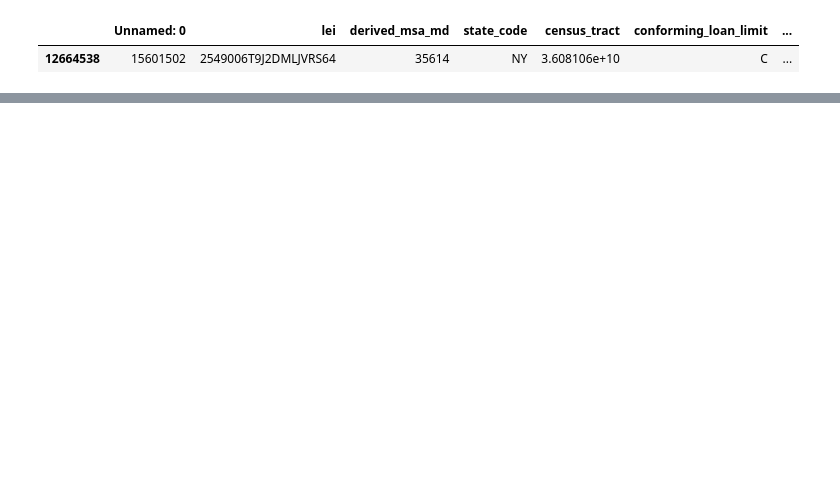
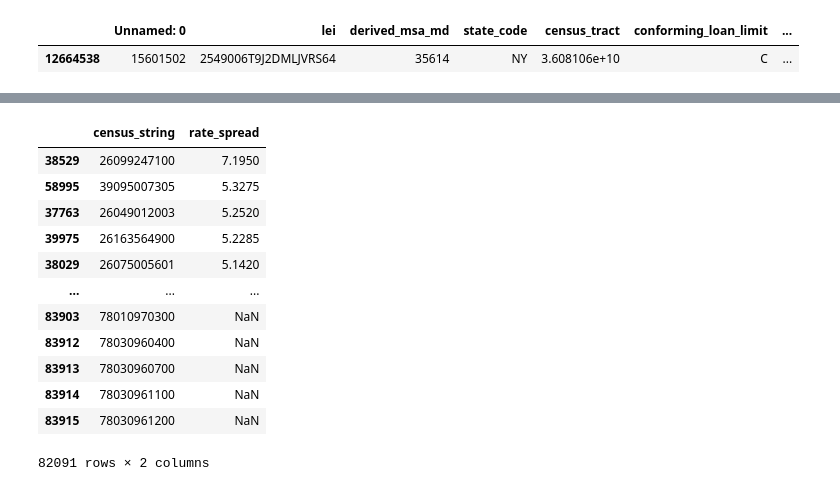
Before and after one commit to robintietz/capstone_hmda, a Jupyter notebook: notebooks/map_making.ipynb, the cells around one changed output, grey strips where cells are left out. Saved outputs shown, nothing was run; the diff lists cells and outputs as text; code cells hidden in the pictures; blank space fills up the shorter version.

```diff
--- a/notebooks/map_making.ipynb
+++ b/notebooks/map_making.ipynb
@@ -150,0 +188,3 @@ Name: count, Length: 83917, dtype: int64
+# %%
+low_apps = list(app_count[app_count['count']<5]['census_string'])
+low_apps
@@ -150,0 +229,16 @@ Name: count, Length: 83917, dtype: int64
+# %%
+spreads[~spreads['census_string'].isin(low_apps)].sort_values('rate_spread',ascending=False)
+# %% [output]
+|  | census_string | rate_spread |
+| 38529 | 26099247100 | 7.1950 |
+| 58995 | 39095007305 | 5.3275 |
+| 37763 | 26049012003 | 5.2520 |
+| 39975 | 26163564900 | 5.2285 |
+| 38029 | 26075005601 | 5.1420 |
+| ... | ... | ... |
+| 83903 | 78010970300 | NaN |
+| 83912 | 78030960400 | NaN |
+| 83913 | 78030960700 | NaN |
+| 83914 | 78030961100 | NaN |
+| 83915 | 78030961200 | NaN |
+82091 rows × 2 columns
```
Also changed, not shown: parts of 8 cells of this notebook, 7 other files.
